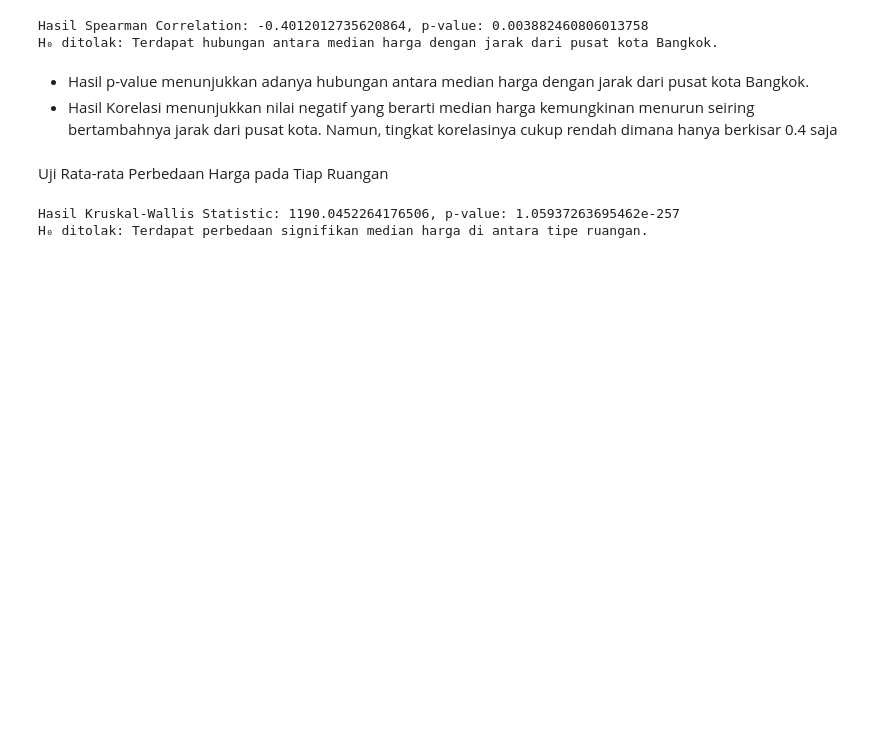
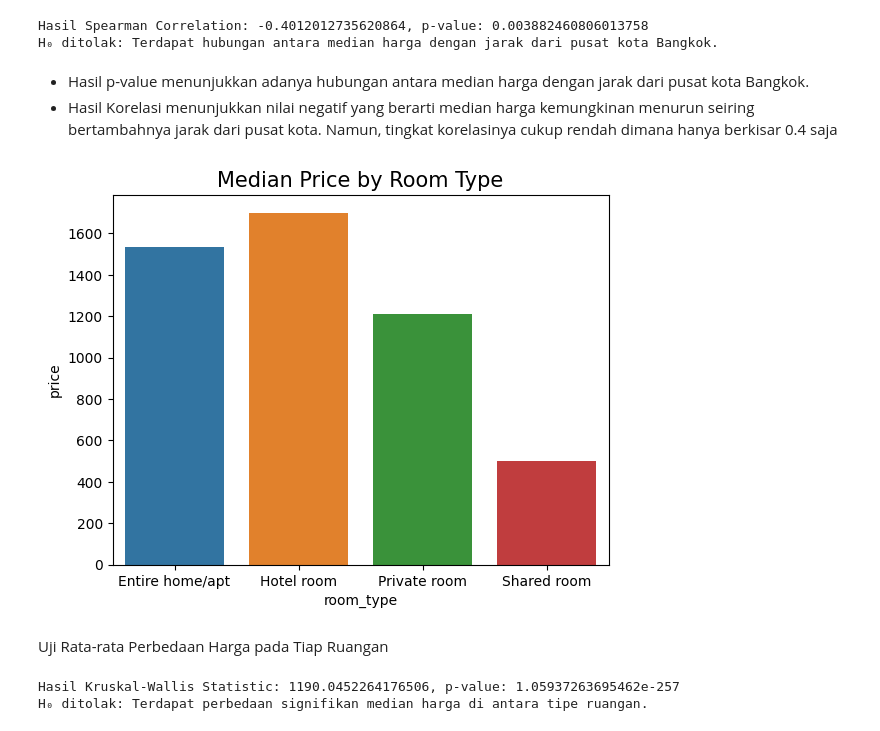
Before and after one commit to NabilRakhaD/Purwadhika-Capstone2, a Jupyter notebook: app.ipynb, the cells around one changed output. Saved outputs shown, nothing was run; the diff lists cells and outputs as text; code cells hidden in the pictures; blank space fills up the shorter version.

```diff
--- a/app.ipynb
+++ b/app.ipynb
@@ -870,6 +895,18 @@ H₀ ditolak: Terdapat hubungan antara median harga dengan jarak dari pusat kota
 # %% [markdown]
 - Hasil p-value menunjukkan adanya hubungan antara median harga dengan jarak dari pusat kota Bangkok.
 - Hasil Korelasi menunjukkan nilai negatif yang berarti median harga kemungkinan menurun seiring bertambahnya jarak dari pusat kota. Namun, tingkat korelasinya cukup rendah dimana hanya berkisar 0.4 saja
+# %%
+room_type_price = df.groupby(['room_type'])['price'].median().reset_index()
+sns.barplot(
+    data=room_type_price,
+    x = 'room_type',
+    y = 'price',
+    hue = 'room_type'
+)
+plt.title("Median Price by Room Type", size=15)
+plt.show()
+# %% [output]
+[figure, added]
 # %% [markdown]
 Uji Rata-rata Perbedaan Harga pada Tiap Ruangan
 # %%
```
Also changed, not shown: parts of 15 cells of this notebook.
